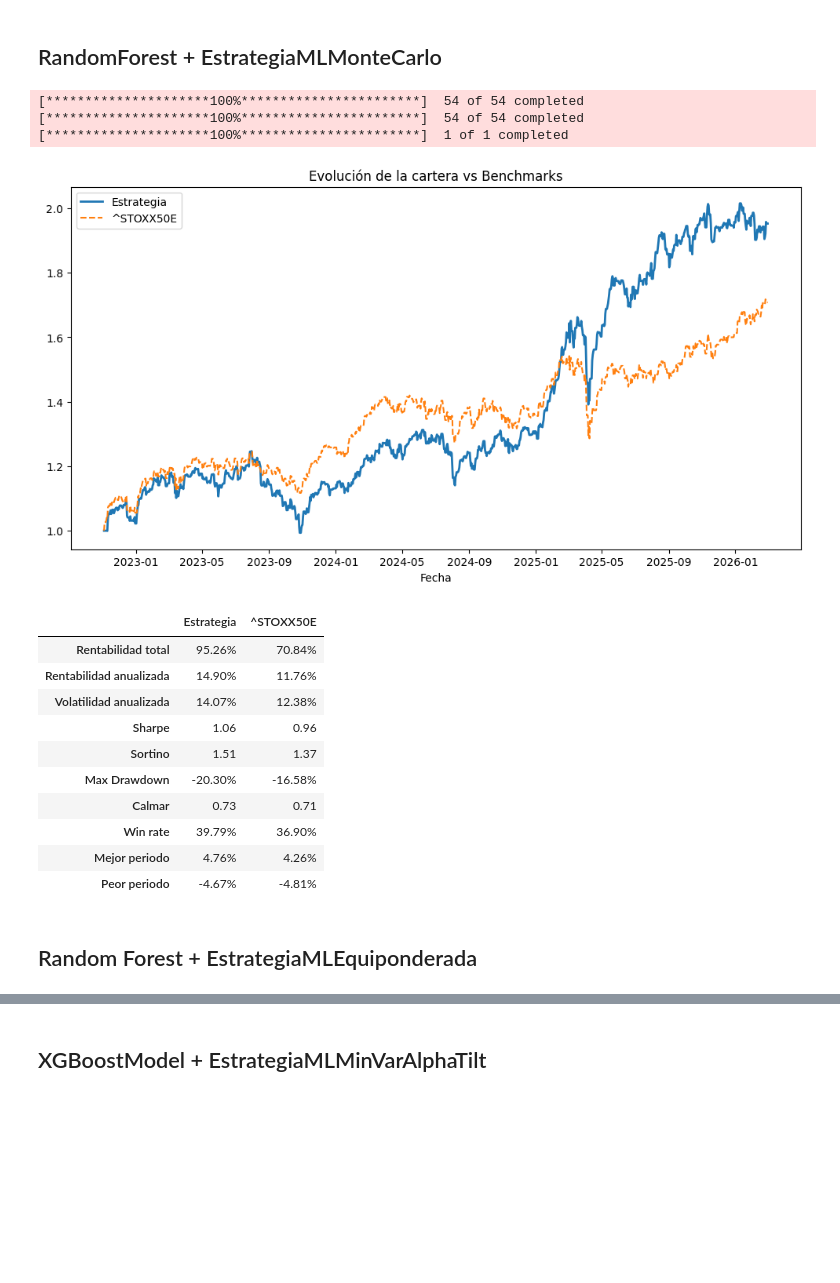
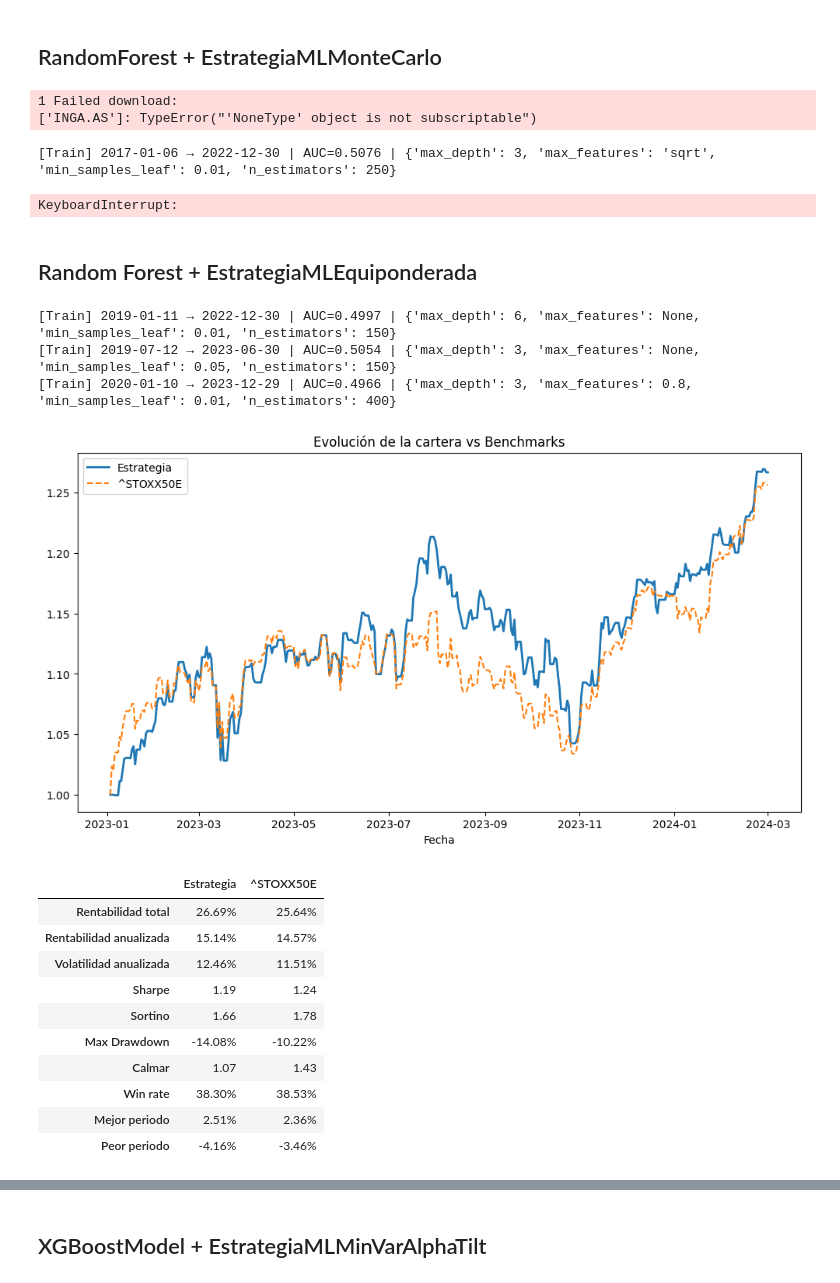
Before and after one commit to Javi-Puerta/Trabajo_gestion_cuantitativa, a Jupyter notebook: prueba_modelos.ipynb, the cells around one changed output, grey strips where cells are left out. Drawn from its saved outputs; the diff is of its cells as text; code cells hidden in the pictures; blank space fills up the shorter version.

Commit message:
Algunas mejoras y pruebas

```diff
--- a/prueba_modelos.ipynb
+++ b/prueba_modelos.ipynb
@@ -105,7 +105,7 @@ end_date = "2024-03-01"
 universo = UniversoActivosDinamico(tickers_actuales=tickers, start_date=start_date,
                                    end_date=end_date, csv_cambios_path=r"eurostoxx50_historico_cambios.csv")
 proveedor = YFinanceProvider()
-fe = FeatureEngineer(criterio=7, ticker_indice="^STOXX50E")
+fe = FeatureEngineer(criterio=10, ticker_indice="^STOXX50E")
 modelo = RandomForestModel(random_state=42, n_splits=3)
 estrategia = EstrategiaMLMonteCarlo(modelo=modelo, n_activos_obj=15, umbral_salida=22,
                                     n_simulaciones=5000, peso_min=0.02)
@@ -116,48 +116,53 @@ engine = BacktestEngine(
     estrategia=estrategia,
     start_date=start_date,
     end_date=end_date,
-    len_ventana=4,
+    len_ventana=6,
     nominal=10000000
 )
 
 res = engine.print_results(bmks=["^STOXX50E"])
 # %% [output]
-[*********************100%***********************]  54 of 54 completed
-[*********************100%***********************]  54 of 54 completed
-[*********************100%***********************]  1 of 1 completed
+1 Failed download:
+['INGA.AS']: TypeError("'NoneType' object is not subscriptable")
-[figure, removed]
-|  | Estrategia | ^STOXX50E |
-| Rentabilidad total | 95.26% | 70.84% |
-| Rentabilidad anualizada | 14.90% | 11.76% |
-| Volatilidad anualizada | 14.07% | 12.38% |
-| Sharpe | 1.06 | 0.96 |
-| Sortino | 1.51 | 1.37 |
-| Max Drawdown | -20.30% | -16.58% |
-| Calmar | 0.73 | 0.71 |
-| Win rate | 39.79% | 36.90% |
-| Mejor periodo | 4.76% | 4.26% |
-| Peor periodo | -4.67% | -4.81% |
+[Train] 2017-01-06 → 2022-12-30 | AUC=0.5076 | {'max_depth': 3, 'max_features': 'sqrt', 'min_samples_leaf': 0.01, 'n_estimators': 250}
+KeyboardInterrupt:
 # %% [markdown]
 ## Random Forest + EstrategiaMLEquiponderada
 # %%
 start_date = "2023-01-03"
 end_date = "2024-03-01"
 
 universo = UniversoActivosDinamico(tickers_actuales=tickers, start_date=start_date,
                                    end_date=end_date, csv_cambios_path=r"eurostoxx50_historico_cambios.csv")
 proveedor = YFinanceProvider()
-fe = FeatureEngineer(criterio=5, ticker_indice="^STOXX50E")
+fe = FeatureEngineer(criterio="mediana", ticker_indice="^STOXX50E")
 modelo = RandomForestModel(random_state=42, n_splits=3)  # ← solo random_state, el resto lo decide el CV
 estrategia = EstrategiaMLEquiponderada(modelo=modelo, n_activos_obj=15, umbral_salida=22)
 engine = BacktestEngine(
     universo=universo,
     proveedor=proveedor,
     feature_engineer=fe,
     estrategia=estrategia,
     start_date=start_date,
     end_date=end_date,
-    len_ventana=4,
+    len_ventana=6,
     nominal=10000000
 )
 
 res = engine.print_results(bmks=["^STOXX50E"])
+# %% [output]
+[Train] 2019-01-11 → 2022-12-30 | AUC=0.4997 | {'max_depth': 6, 'max_features': None, 'min_samples_leaf': 0.01, 'n_estimators': 150}
+[Train] 2019-07-12 → 2023-06-30 | AUC=0.5054 | {'max_depth': 3, 'max_features': None, 'min_samples_leaf': 0.05, 'n_estimators': 150}
+[Train] 2020-01-10 → 2023-12-29 | AUC=0.4966 | {'max_depth': 3, 'max_features': 0.8, 'min_samples_leaf': 0.01, 'n_estimators': 400}
+[figure, added]
+|  | Estrategia | ^STOXX50E |
+| Rentabilidad total | 26.69% | 25.64% |
+| Rentabilidad anualizada | 15.14% | 14.57% |
+| Volatilidad anualizada | 12.46% | 11.51% |
+| Sharpe | 1.19 | 1.24 |
+| Sortino | 1.66 | 1.78 |
+| Max Drawdown | -14.08% | -10.22% |
+| Calmar | 1.07 | 1.43 |
+| Win rate | 38.30% | 38.53% |
+| Mejor periodo | 2.51% | 2.36% |
+| Peor periodo | -4.16% | -3.46% |
```
Also changed, not shown: parts of 5 cells of this notebook, 3 other files.
